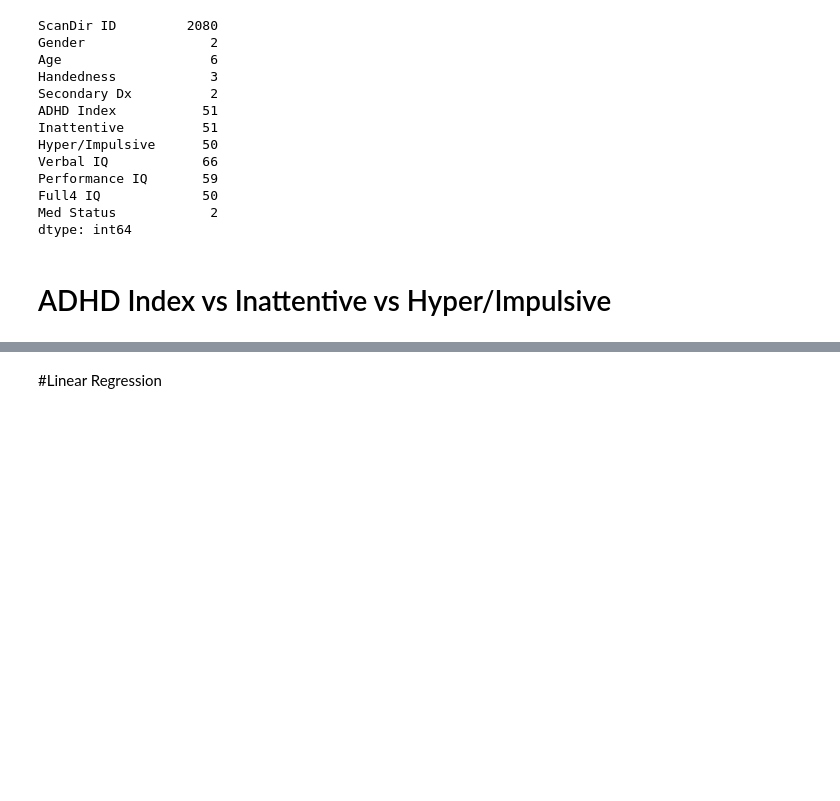
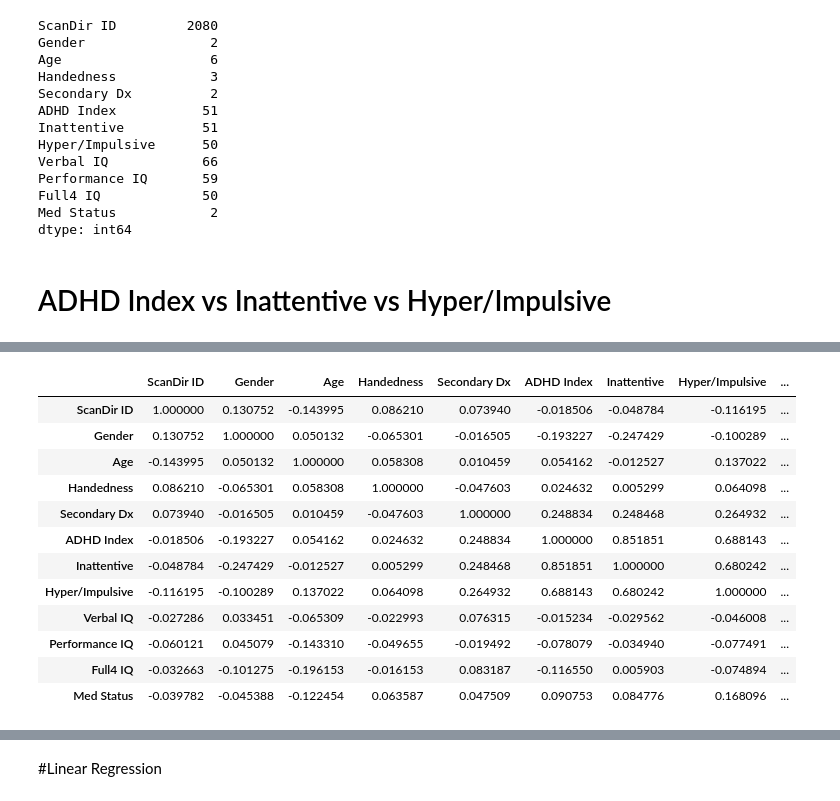
Before and after one commit to Only-Mike/ADHD, a Jupyter notebook: ADHD_Predictor.ipynb, the cells around one changed output, grey strips where cells are left out. Drawn from its saved outputs; the diff is of its cells as text; code cells hidden in the pictures; blank space fills up the shorter version.

```diff
--- a/ADHD_Predictor.ipynb
+++ b/ADHD_Predictor.ipynb
@@ -162,4 +168,20 @@ Full4 IQ          -0.217692
 Name: ADHD Index, dtype: float64
+# %%
+df.corr()
+# %% [output]
+|  | ScanDir ID | Gender | Age | Handedness | Secondary Dx | ADHD Index | Inattentive | Hyper/Impulsive | ... |
+| ScanDir ID | 1.000000 | 0.130752 | -0.143995 | 0.086210 | 0.073940 | -0.018506 | -0.048784 | -0.116195 | ... |
+| Gender | 0.130752 | 1.000000 | 0.050132 | -0.065301 | -0.016505 | -0.193227 | -0.247429 | -0.100289 | ... |
+| Age | -0.143995 | 0.050132 | 1.000000 | 0.058308 | 0.010459 | 0.054162 | -0.012527 | 0.137022 | ... |
+| Handedness | 0.086210 | -0.065301 | 0.058308 | 1.000000 | -0.047603 | 0.024632 | 0.005299 | 0.064098 | ... |
+| Secondary Dx | 0.073940 | -0.016505 | 0.010459 | -0.047603 | 1.000000 | 0.248834 | 0.248468 | 0.264932 | ... |
+| ADHD Index | -0.018506 | -0.193227 | 0.054162 | 0.024632 | 0.248834 | 1.000000 | 0.851851 | 0.688143 | ... |
+| Inattentive | -0.048784 | -0.247429 | -0.012527 | 0.005299 | 0.248468 | 0.851851 | 1.000000 | 0.680242 | ... |
+| Hyper/Impulsive | -0.116195 | -0.100289 | 0.137022 | 0.064098 | 0.264932 | 0.688143 | 0.680242 | 1.000000 | ... |
+| Verbal IQ | -0.027286 | 0.033451 | -0.065309 | -0.022993 | 0.076315 | -0.015234 | -0.029562 | -0.046008 | ... |
+| Performance IQ | -0.060121 | 0.045079 | -0.143310 | -0.049655 | -0.019492 | -0.078079 | -0.034940 | -0.077491 | ... |
+| Full4 IQ | -0.032663 | -0.101275 | -0.196153 | -0.016153 | 0.083187 | -0.116550 | 0.005903 | -0.074894 | ... |
+| Med Status | -0.039782 | -0.045388 | -0.122454 | 0.063587 | 0.047509 | 0.090753 | 0.084776 | 0.168096 | ... |
 # %%
 from pandas.plotting import scatter_matrix
 
```
Also changed, not shown: parts of 12 cells of this notebook.
